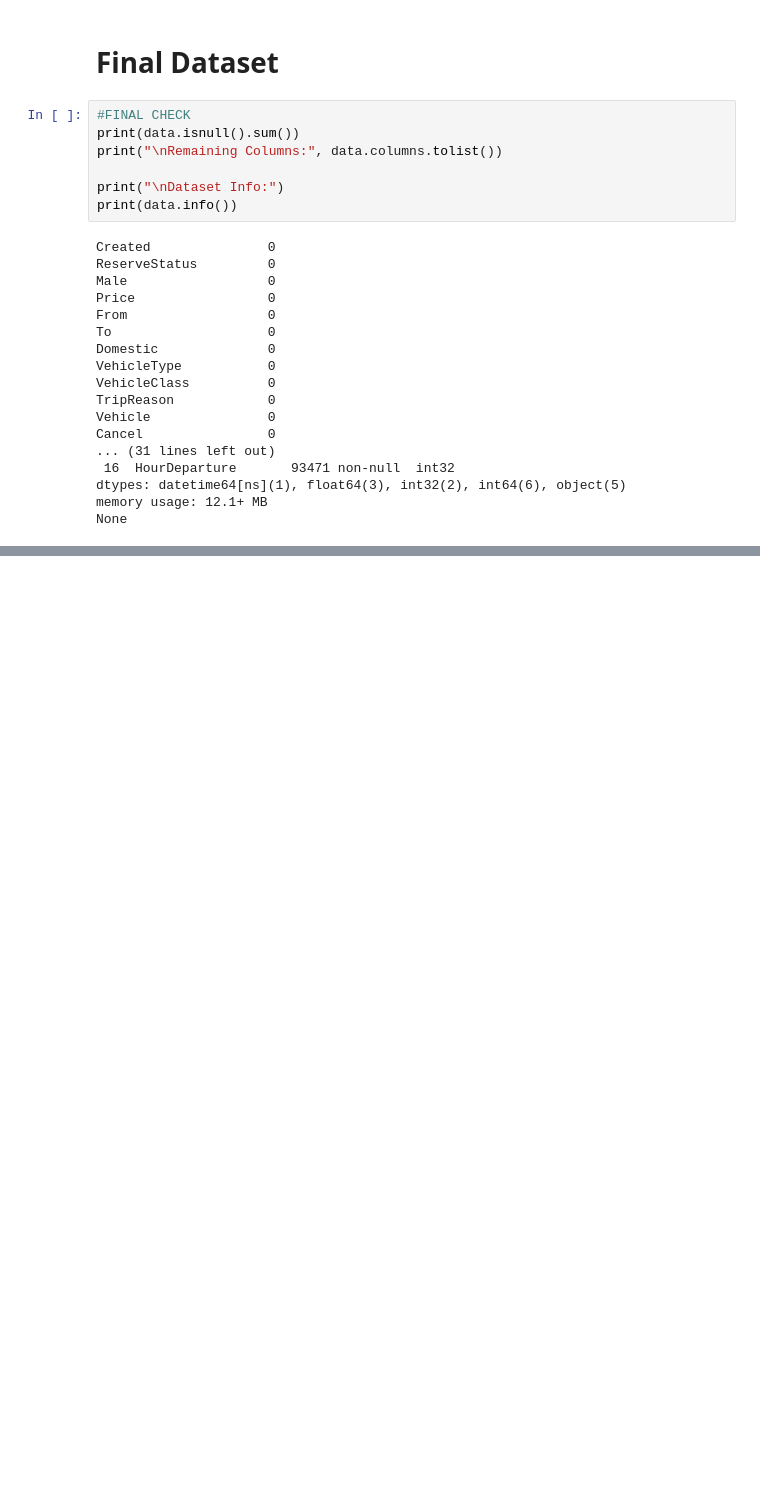
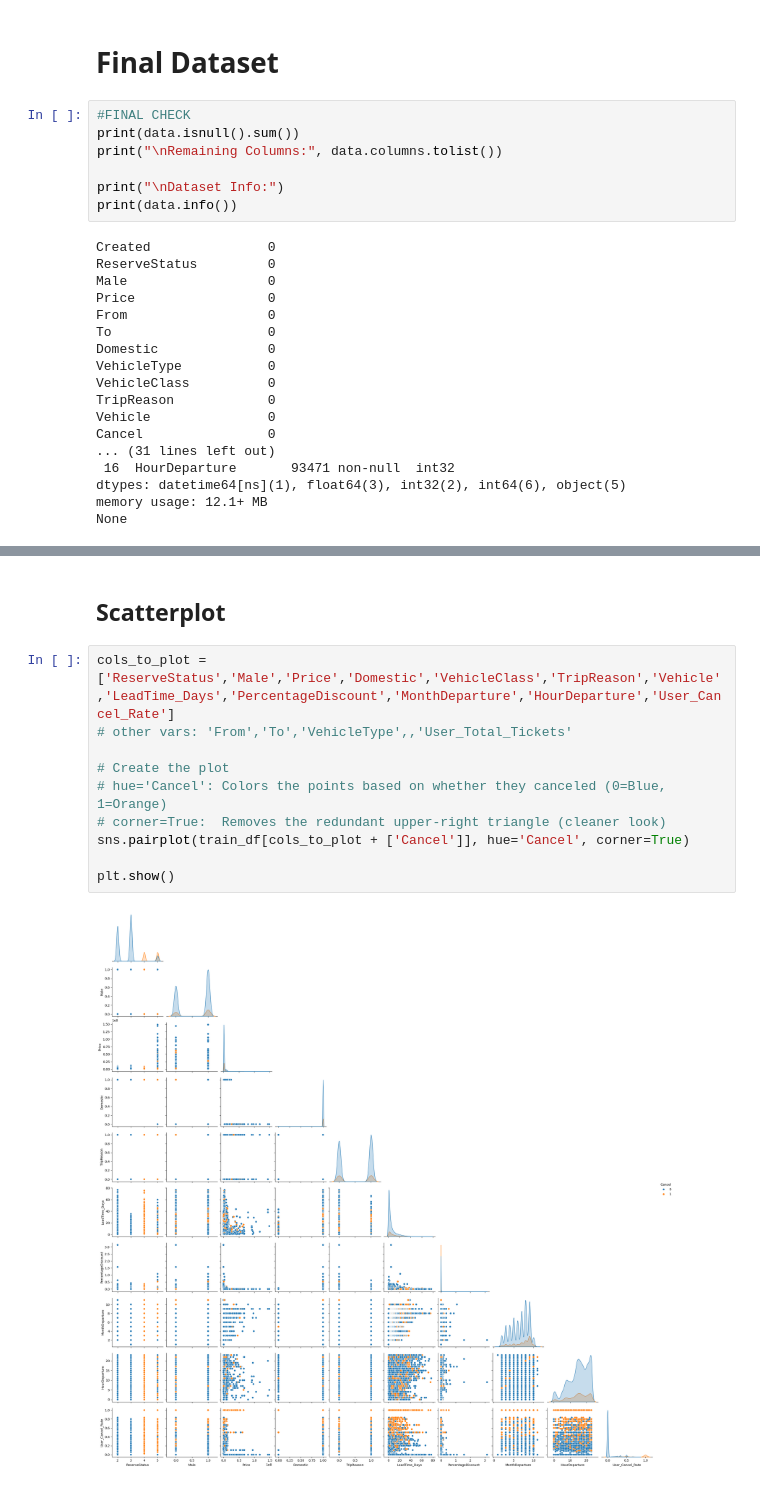
Before and after one commit to silviacalabretta/statistical-methods-project, a Jupyter notebook: notebooks/011_data_exploration.ipynb, the cells around one changed output, grey strips where cells are left out. Saved outputs shown, nothing was run; the diff lists cells and outputs as text; blank space fills up the shorter version.

Commit message:
plots

```diff
--- a/notebooks/011_data_exploration.ipynb
+++ b/notebooks/011_data_exploration.ipynb
@@ -711,3 +711,17 @@ None
 | 2 | 3 | 1 | 2150000.0 | Urmia | Tehran | 1 | MAN VIP 2+1 / سیستم تهویه مطبوع | True | 1 | ... |
 | 3 | 3 | 1 | 1080000.0 | Rasht | Tehran | 1 | وی ای پی ۲۵نفره | True | 1 | ... |
 | 4 | 2 | 0 | 426500.0 | Tehran | Semnan | 1 | 4 ستاره اتوبوسي صبا | Unknown | 0 | ... |
+# %% [markdown]
+## Scatterplot
+# %%
+cols_to_plot = ['ReserveStatus','Male','Price','Domestic','VehicleClass','TripReason','Vehicle','LeadTime_Days','PercentageDiscount','MonthDeparture','HourDeparture','User_Cancel_Rate']
+# other vars: 'From','To','VehicleType',,'User_Total_Tickets'
+
+# Create the plot
+# hue='Cancel': Colors the points based on whether they canceled (0=Blue, 1=Orange)
+# corner=True:  Removes the redundant upper-right triangle (cleaner look)
+sns.pairplot(train_df[cols_to_plot + ['Cancel']], hue='Cancel', corner=True)
+
+plt.show()
+# %% [output]
+[figure, added]
```
Also changed, not shown: parts of 3 cells of this notebook, 2 other files.
